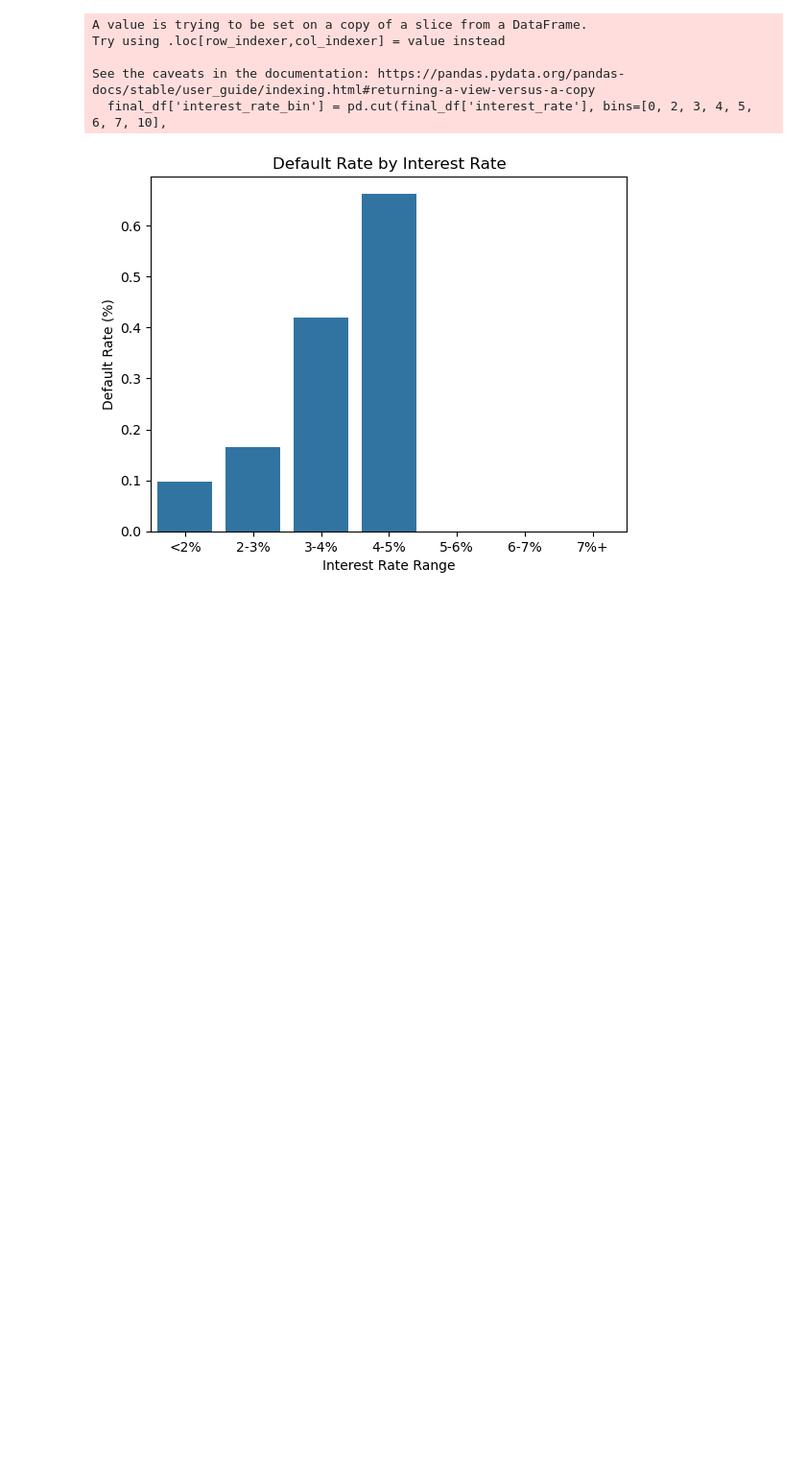
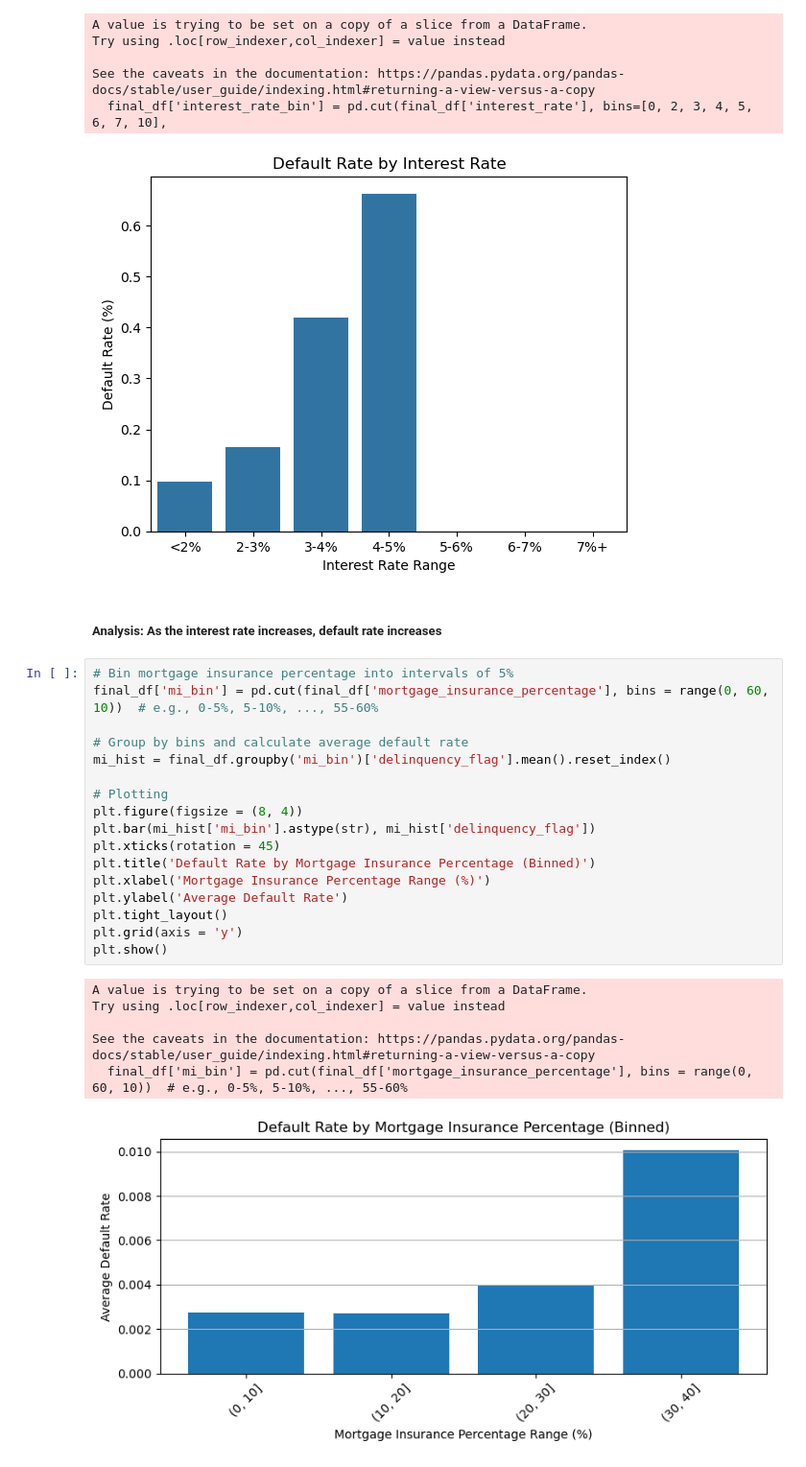
Before and after one commit to AaditRazdan/SPARK-Mortgage-Risk-Analysis, a Jupyter notebook: Origination-Performence-data.ipynb, the cells around one changed output. Shown at 96% size. Cells and saved outputs as stored; diff of their text form; blank space fills up the shorter version.

```diff
--- a/Origination-Performence-data.ipynb
+++ b/Origination-Performence-data.ipynb
@@ -185,3 +187,29 @@ Try using .loc[row_indexer,col_indexer] = value instead
 See the caveats in the documentation: https://pandas.pydata.org/pandas-docs/stable/user_guide/indexing.html#returning-a-view-versus-a-copy
   final_df['interest_rate_bin'] = pd.cut(final_df['interest_rate'], bins=[0, 2, 3, 4, 5, 6, 7, 10],
 [figure]
+# %% [markdown]
+<h5>Analysis: As the interest rate increases, default rate increases</h5>
+# %%
+# Bin mortgage insurance percentage into intervals of 5%
+final_df['mi_bin'] = pd.cut(final_df['mortgage_insurance_percentage'], bins = range(0, 60, 10))  # e.g., 0-5%, 5-10%, ..., 55-60%
+
+# Group by bins and calculate average default rate
+mi_hist = final_df.groupby('mi_bin')['delinquency_flag'].mean().reset_index()
+
+# Plotting
+plt.figure(figsize = (8, 4))
+plt.bar(mi_hist['mi_bin'].astype(str), mi_hist['delinquency_flag'])
+plt.xticks(rotation = 45)
+plt.title('Default Rate by Mortgage Insurance Percentage (Binned)')
+plt.xlabel('Mortgage Insurance Percentage Range (%)')
+plt.ylabel('Average Default Rate')
+plt.tight_layout()
+plt.grid(axis = 'y')
+plt.show()
+# %% [output]
+A value is trying to be set on a copy of a slice from a DataFrame.
+Try using .loc[row_indexer,col_indexer] = value instead
+
+See the caveats in the documentation: https://pandas.pydata.org/pandas-docs/stable/user_guide/indexing.html#returning-a-view-versus-a-copy
+  final_df['mi_bin'] = pd.cut(final_df['mortgage_insurance_percentage'], bins = range(0, 60, 10))  # e.g., 0-5%, 5-10%, ..., 55-60%
+[figure, added]
```
Also changed, not shown: parts of 13 cells of this notebook, 1 other file.
